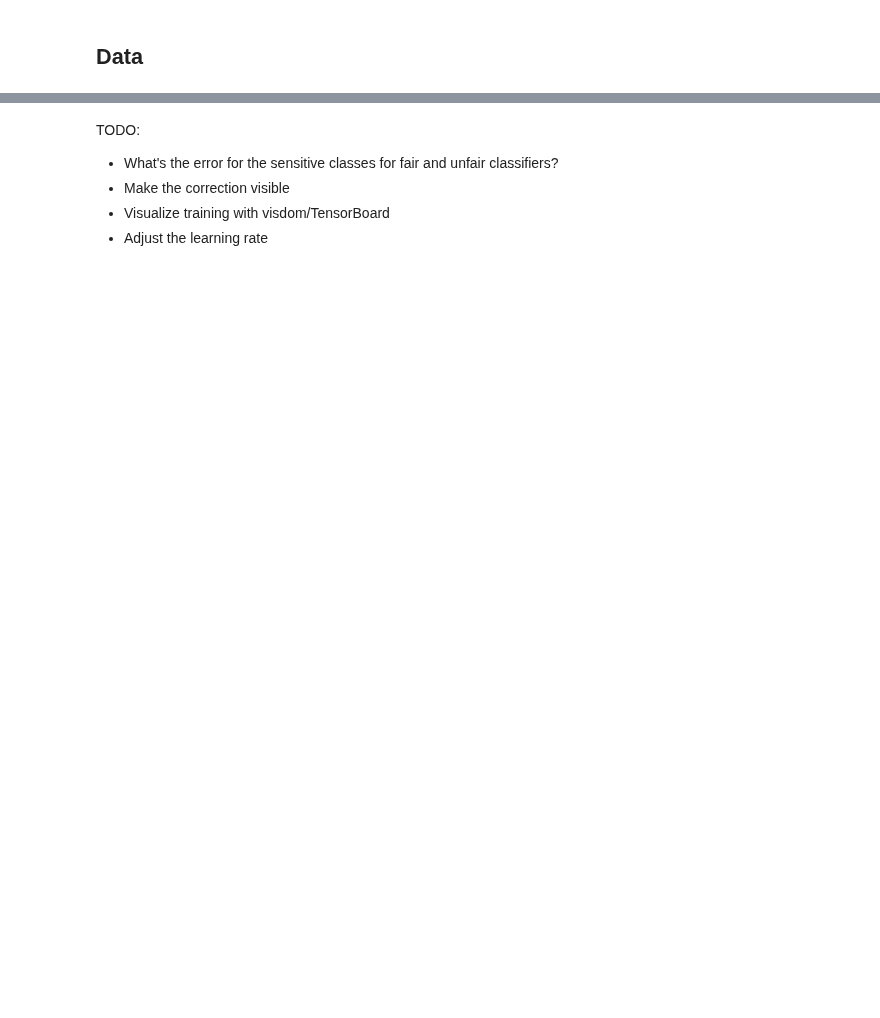
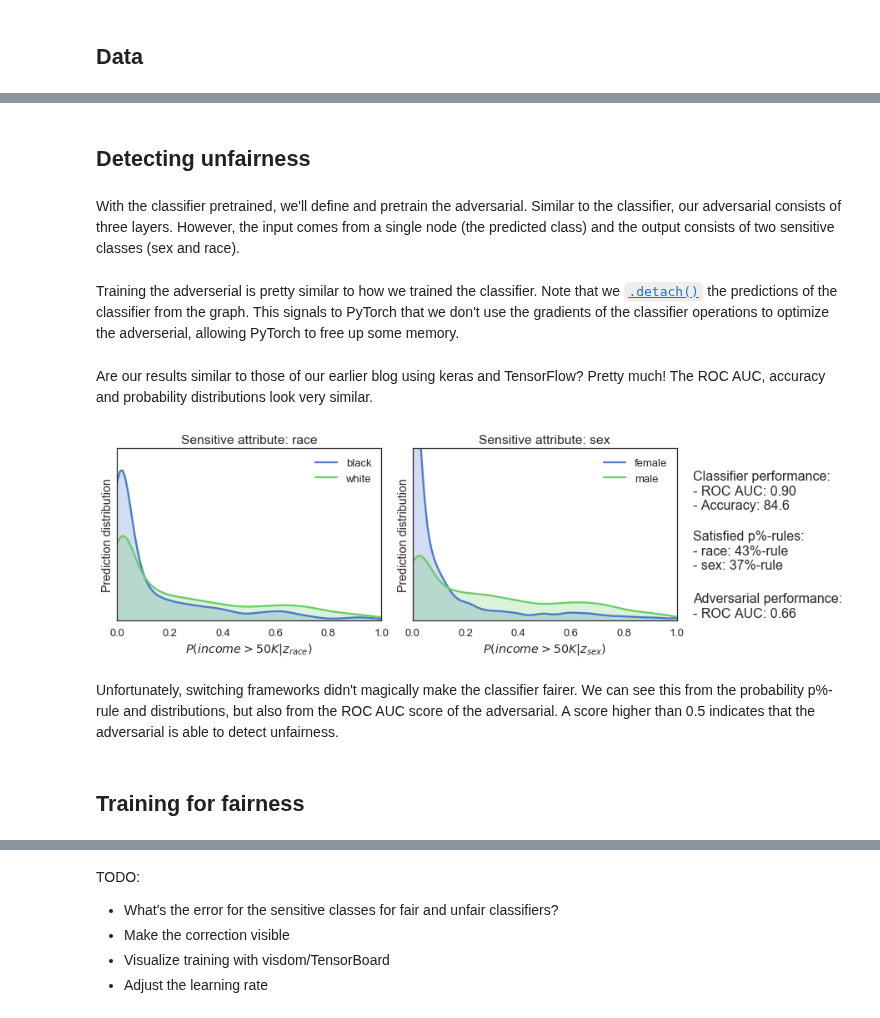
Before and after one commit to equialgo/fairness-in-ml, a Jupyter notebook: fairness-in-torch.ipynb, the cells around one changed output, grey strips where cells are left out. Drawn from its saved outputs; the diff is of its cells as text; code cells hidden in the pictures; blank space fills up the shorter version.

Commit message:
Add half-finished blog

```diff
--- a/fairness-in-torch.ipynb
+++ b/fairness-in-torch.ipynb
@@ -197,4 +59,0 @@ with torch.no_grad():
-# %%
-y_pre_clf = pd.Series(pre_clf_test.data.numpy().ravel(),
-                      index=y_test.index)
-_ = plot_dists(y_test, Z_test, y_pre_clf)
@@ -246,2 +59,0 @@ y_pre_adv = pd.DataFrame(pre_adv_test.numpy(), columns=Z.columns)
-# %%
-_ = plot_dists(y_test, Z_test, y_pre_clf, y_pre_adv)
@@ -297,0 +160,4 @@ for epoch in range(N_EPOCH_COMBINED):
+# %%
+clf = Classifier(n_features=n_features)
+clf_criterion = nn.BCELoss()
+clf_optimizer = optim.Adam(clf.parameters())
@@ -297,0 +167,17 @@ for epoch in range(N_EPOCH_COMBINED):
+# %%
+# CHANGE
+
+def pretrain_classifier(clf, data_loader, optimizer, criterion):
+    for x, y, _ in data_loader:
+        clf.zero_grad()
+        p_y = clf(x)
+        loss = criterion(p_y, y)
+        loss.backward()
+        optimizer.step()
+    return clf
+
+
+N_CLF_EPOCHS = 2
+
+for epoch in range(N_CLF_EPOCHS):
+    clf = pretrain_classifier(clf, train_loader, clf_optimizer, clf_criterion)
@@ -297,0 +193,6 @@ for epoch in range(N_EPOCH_COMBINED):
+# %% [markdown]
+## Detecting unfairness
+# %% [markdown]
+With the classifier pretrained, we'll define and pretrain the adversarial.
+Similar to the classifier, our adversarial consists of three layers.
+However, the input comes from a single node (the predicted class) and the output consists of two sensitive classes (sex and race).
@@ -297,0 +241,29 @@ for epoch in range(N_EPOCH_COMBINED):
+# %% [markdown]
+Training the adverserial is pretty similar to how we trained the classifier.
+Note that we [`.detach()`](https://pytorch.org/docs/master/autograd.html#torch.Tensor.detach) the predictions of the classifier from the graph.
+This signals to PyTorch that we don't use the gradients of the classifier operations to optimize the adverserial, allowing PyTorch to free up some memory.
+# %% [markdown]
+Are our results similar to those of our earlier blog using keras and TensorFlow?
+Pretty much!
+The ROC AUC, accuracy and probability distributions look very similar.
+# %%
+# HIDE
+
+with torch.no_grad():
+    pre_clf_test = clf(test_data.tensors[0])
+    pre_adv_test = adv(pre_clf_test)
+
+
+y_pre_clf = pd.Series(pre_clf_test.data.numpy().ravel(),
+                      index=y_test.index)
+y_pre_adv = pd.DataFrame(pre_adv_test.numpy(), columns=Z.columns)
+fig = plot_distributions(y_test, Z_test, y_pre_clf, y_pre_adv)
+fig
+# %% [output]
+[figure, added]
+# %% [markdown]
+Unfortunately, switching frameworks didn't magically make the classifier fairer.
+We can see this from the probability p%-rule and distributions, but also from the ROC AUC score of the adversarial.
+A score higher than 0.5 indicates that the adversarial is able to detect unfairness.
+# %% [markdown]
+## Training for fairness
```
Also changed, not shown: parts of 50 cells of this notebook, 4 other files.
